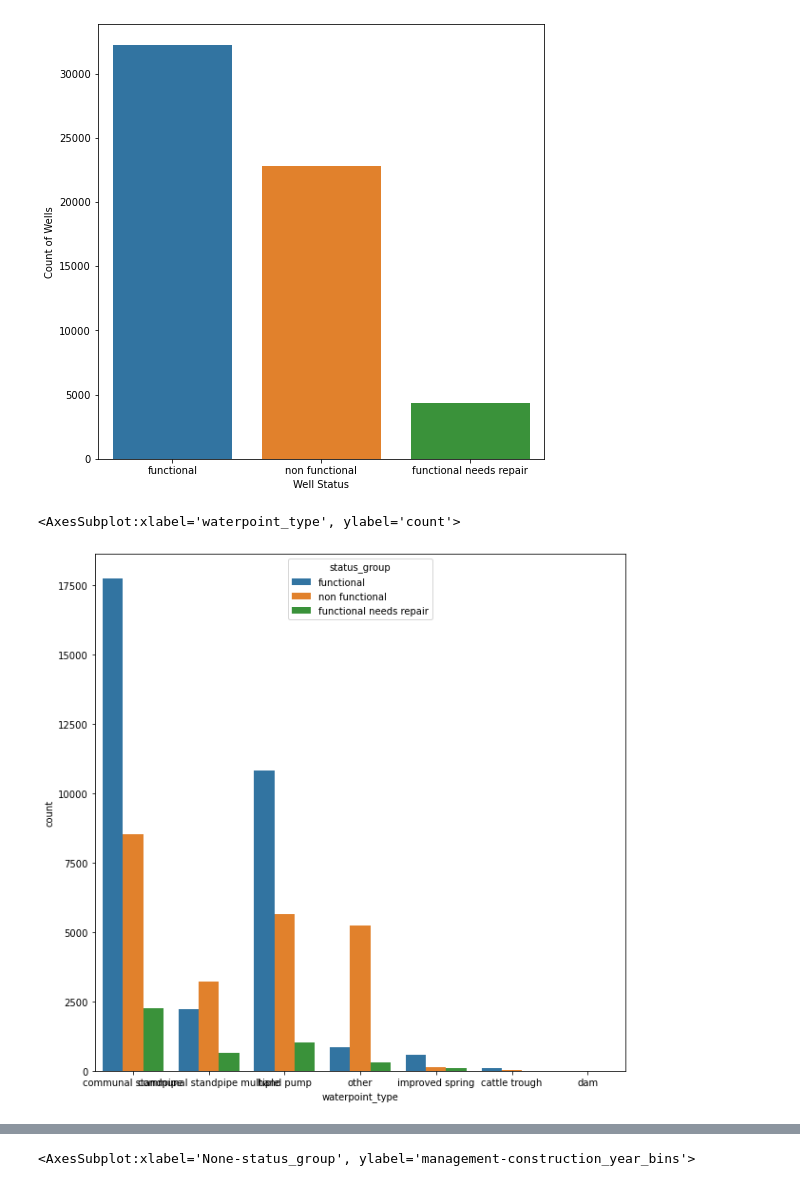
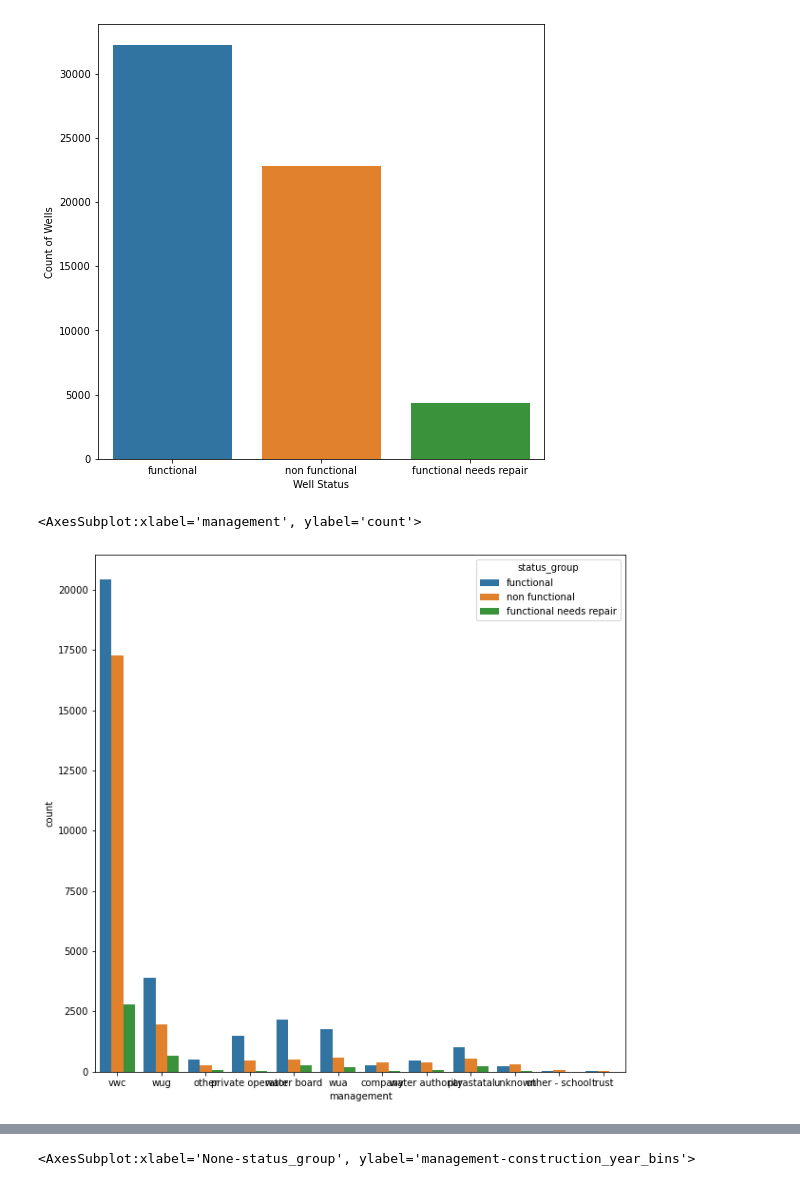
Before and after one commit to OlgertHasko/Tanzanian-Water-Wells, a Jupyter notebook: Madoria's Journal.ipynb, the cells around one changed output, grey strips where cells are left out. Saved outputs shown, nothing was run; the diff lists cells and outputs as text; code cells hidden in the pictures.

```diff
--- a/Madoria's Journal.ipynb
+++ b/Madoria's Journal.ipynb
@@ -235,7 +235,7 @@ Text(0, 0.5, 'Count of Wells')
 [figure]
 # %%
 plt.figure(figsize=(10, 10))
-sns.countplot(x=train_clean['waterpoint_type'], hue=train_clean['status_group'])
+sns.countplot(x=train_clean['management'], hue=train_clean['status_group'])
 # %% [output]
-<AxesSubplot:xlabel='waterpoint_type', ylabel='count'>
+<AxesSubplot:xlabel='management', ylabel='count'>
-[figure, old version]
+[figure, new version]
```
Also changed, not shown: parts of 5 cells of this notebook.
